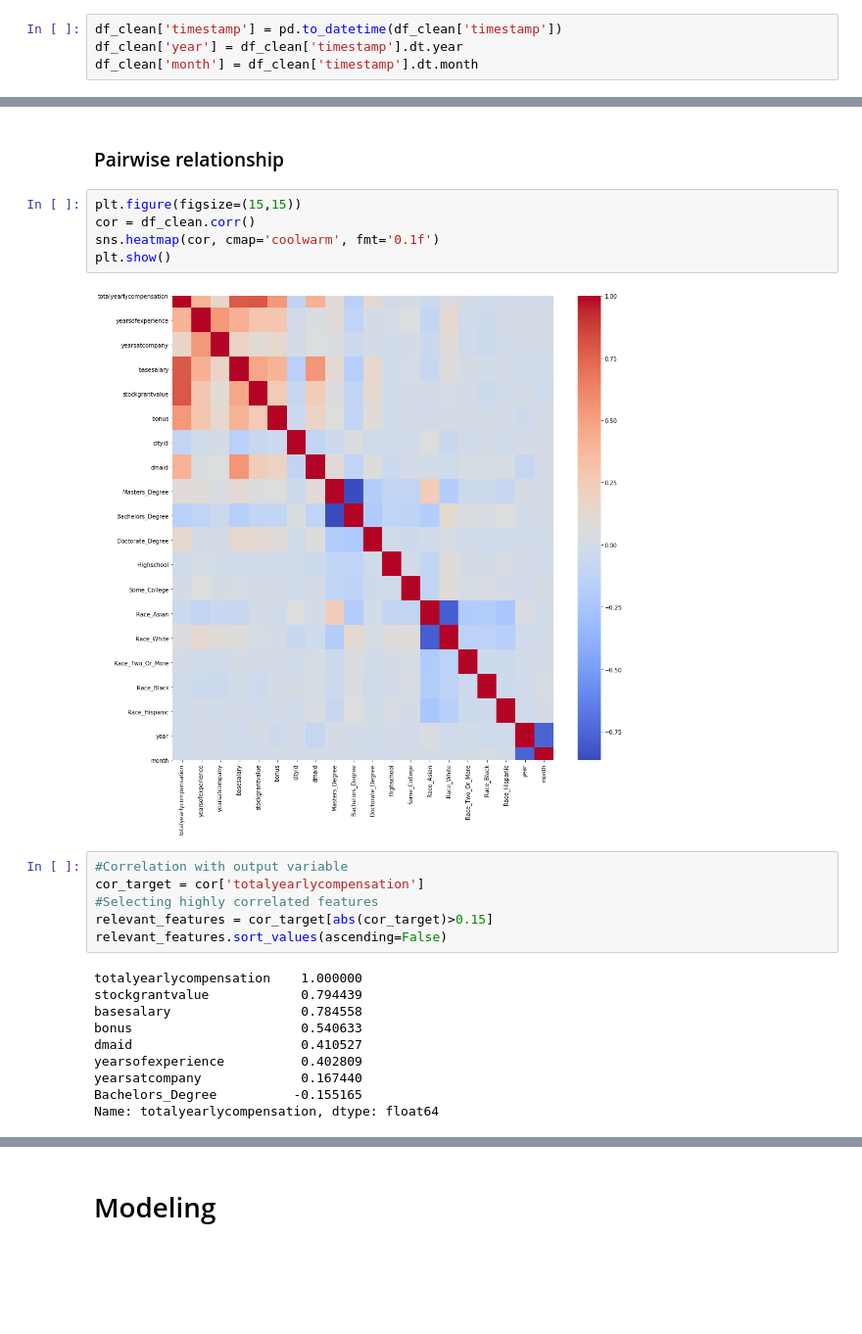
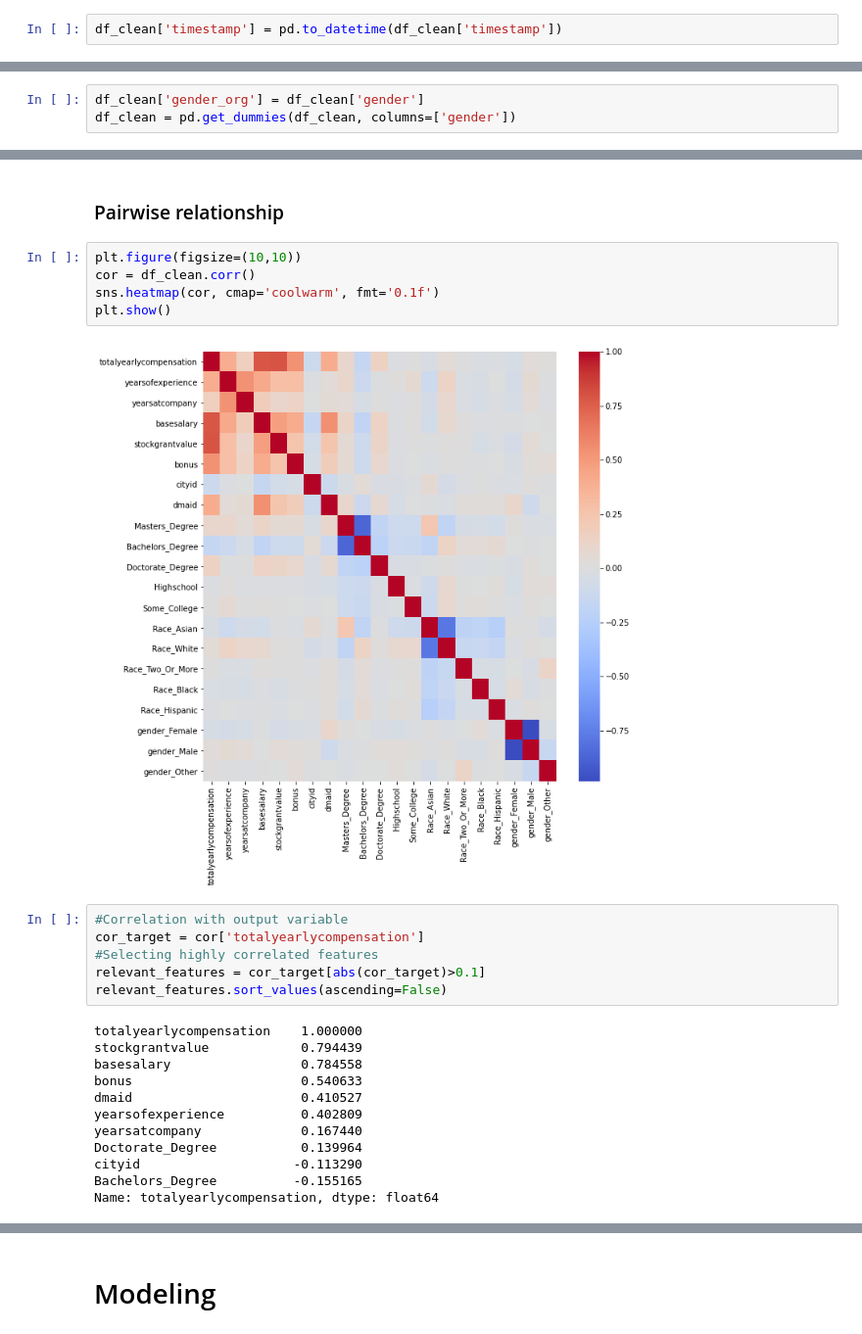
Before and after one commit to hryoma/cis523-final-project, a Jupyter notebook: STEM_Salary.ipynb, the cells around one changed output, grey strips where cells are left out. Shown: that part at 98% size. Cells and saved outputs as stored; diff of their text form; blank space fills up the shorter version.

```diff
--- a/STEM_Salary.ipynb
+++ b/STEM_Salary.ipynb
@@ -185,8 +152,6 @@ See the caveats in the documentation: http://pandas.pydata.org/pandas-docs/stabl
 Convert timstamp to datetime
 # %%
 df_clean['timestamp'] = pd.to_datetime(df_clean['timestamp'])
-df_clean['year'] = df_clean['timestamp'].dt.year
-df_clean['month'] = df_clean['timestamp'].dt.month
 # %% [output]
 A value is trying to be set on a copy of a slice from a DataFrame.
 Try using .loc[row_indexer,col_indexer] = value instead
@@ -205,0 +161,3 @@ See the caveats in the documentation: http://pandas.pydata.org/pandas-docs/stabl
+# %%
+df_clean['gender_org'] = df_clean['gender']
+df_clean = pd.get_dummies(df_clean, columns=['gender'])
@@ -471,17 +436,17 @@ ax.set(ylim=(0, 2000000))
 # %% [markdown]
 ### Pairwise relationship
 # %%
-plt.figure(figsize=(15,15))
+plt.figure(figsize=(10,10))
 cor = df_clean.corr()
 sns.heatmap(cor, cmap='coolwarm', fmt='0.1f')
 plt.show()
 # %% [output]
-[figure, old version]
+[figure, new version]
 # %%
 #Correlation with output variable
 cor_target = cor['totalyearlycompensation']
 #Selecting highly correlated features
-relevant_features = cor_target[abs(cor_target)>0.15]
+relevant_features = cor_target[abs(cor_target)>0.1]
 relevant_features.sort_values(ascending=False)
 # %% [output]
 totalyearlycompensation    1.000000
@@ -491,6 +456,8 @@ bonus                      0.540633
 dmaid                      0.410527
 yearsofexperience          0.402809
 yearsatcompany             0.167440
+Doctorate_Degree           0.139964
+cityid                    -0.113290
 Bachelors_Degree          -0.155165
 Name: totalyearlycompensation, dtype: float64
 # %%
```
Also changed, not shown: parts of 111 cells of this notebook, 1 other file.
